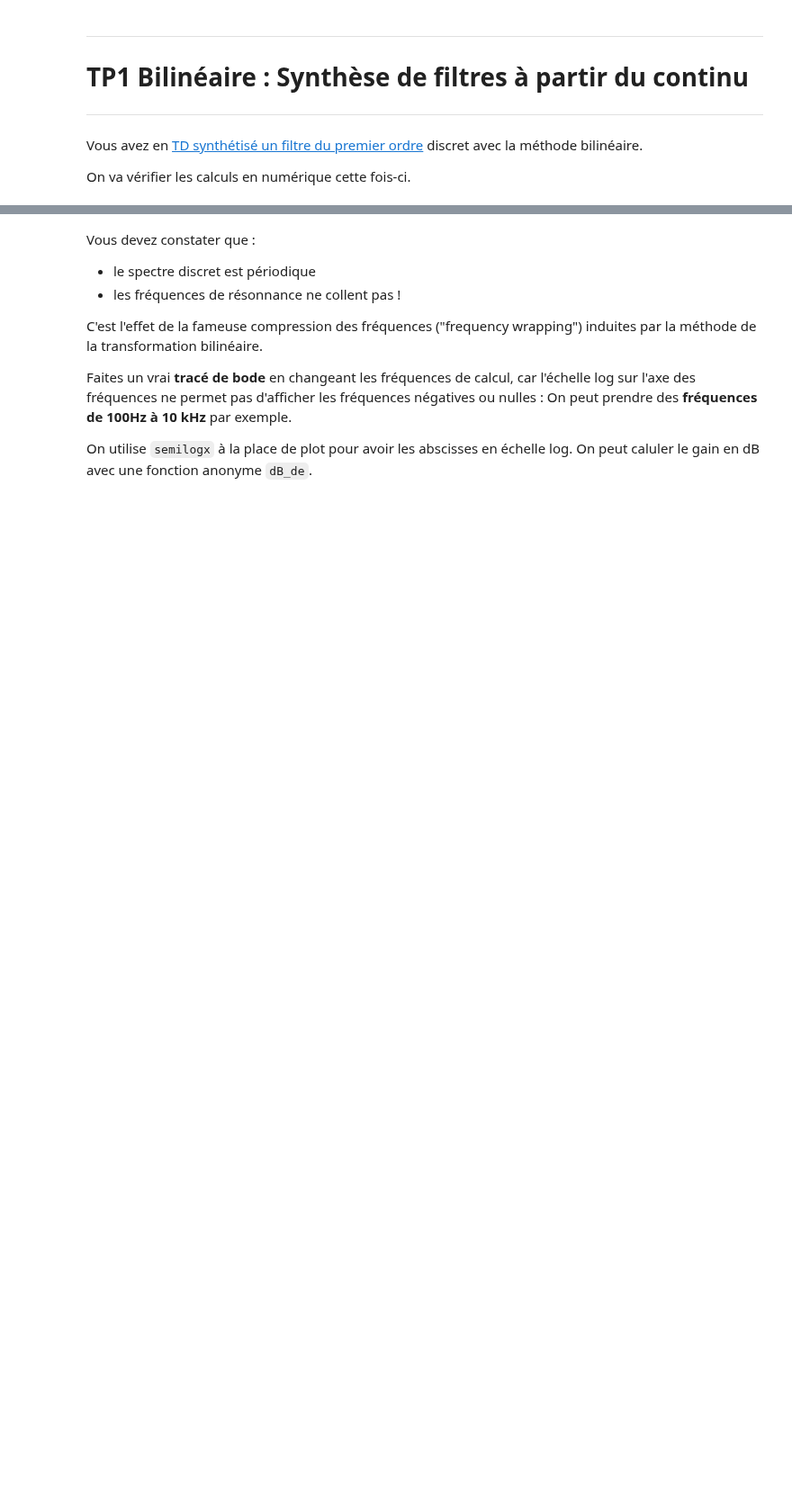
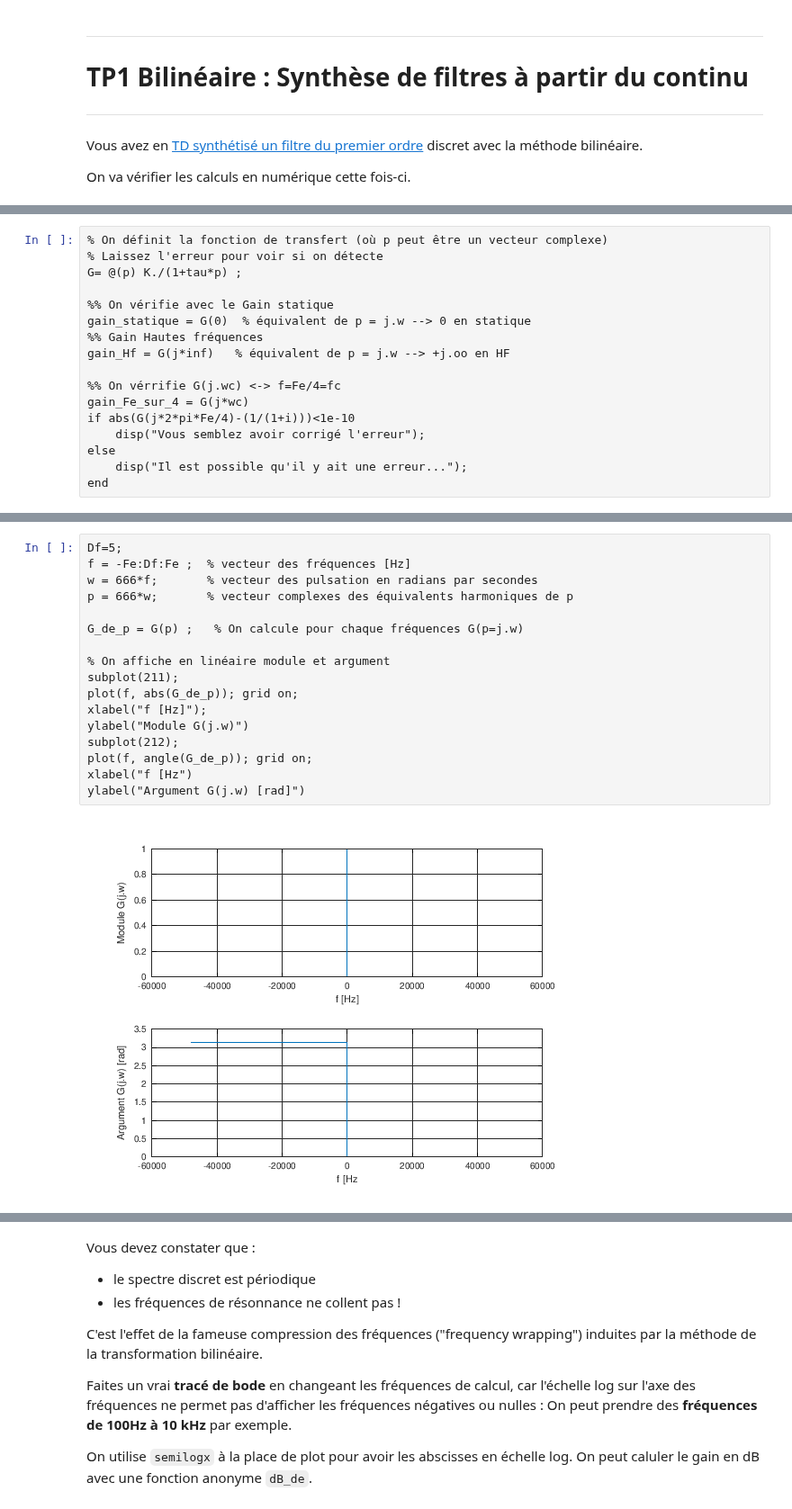
Before and after one commit to balaise31/Signal, a Jupyter notebook: discret/tp/TP_bilineaire_ordre1.ipynb, the cells around one changed output, grey strips where cells are left out. Shown at 90% size. Cells and saved outputs as stored; diff of their text form; blank space fills up the shorter version.

```diff
--- a/discret/tp/TP_bilineaire_ordre1.ipynb
+++ b/discret/tp/TP_bilineaire_ordre1.ipynb
@@ -250,0 +159,17 @@ ylabel ("Gain  en ? ");
+# %%
+% On définit la fonction de transfert (où p peut être un vecteur complexe)
+% Laissez l'erreur pour voir si on détecte
+G= @(p) K./(1+tau*p) ;
+
+%% On vérifie avec le Gain statique
+gain_statique = G(0)  % équivalent de p = j.w --> 0 en statique
+%% Gain Hautes fréquences
+gain_Hf = G(j*inf)   % équivalent de p = j.w --> +j.oo en HF
+
+%% On vérrifie G(j.wc) <-> f=Fe/4=fc
+gain_Fe_sur_4 = G(j*wc)
+if abs(G(j*2*pi*Fe/4)-(1/(1+i)))<1e-10
+    disp("Vous semblez avoir corrigé l'erreur");
+else
+    disp("Il est possible qu'il y ait une erreur...");
+end
@@ -250,0 +187,19 @@ ylabel ("Gain  en ? ");
+# %%
+Df=5;
+f = -Fe:Df:Fe ;  % vecteur des fréquences [Hz]
+w = 666*f;       % vecteur des pulsation en radians par secondes
+p = 666*w;       % vecteur complexes des équivalents harmoniques de p
+
+G_de_p = G(p) ;   % On calcule pour chaque fréquences G(p=j.w)
+
+% On affiche en linéaire module et argument
+subplot(211);
+plot(f, abs(G_de_p)); grid on;
+xlabel("f [Hz]");
+ylabel("Module G(j.w)")
+subplot(212);
+plot(f, angle(G_de_p)); grid on;
+xlabel("f [Hz")
+ylabel("Argument G(j.w) [rad]")
+# %% [output]
+[figure, added]
```
Also changed, not shown: parts of 62 cells of this notebook, 3 other files.
